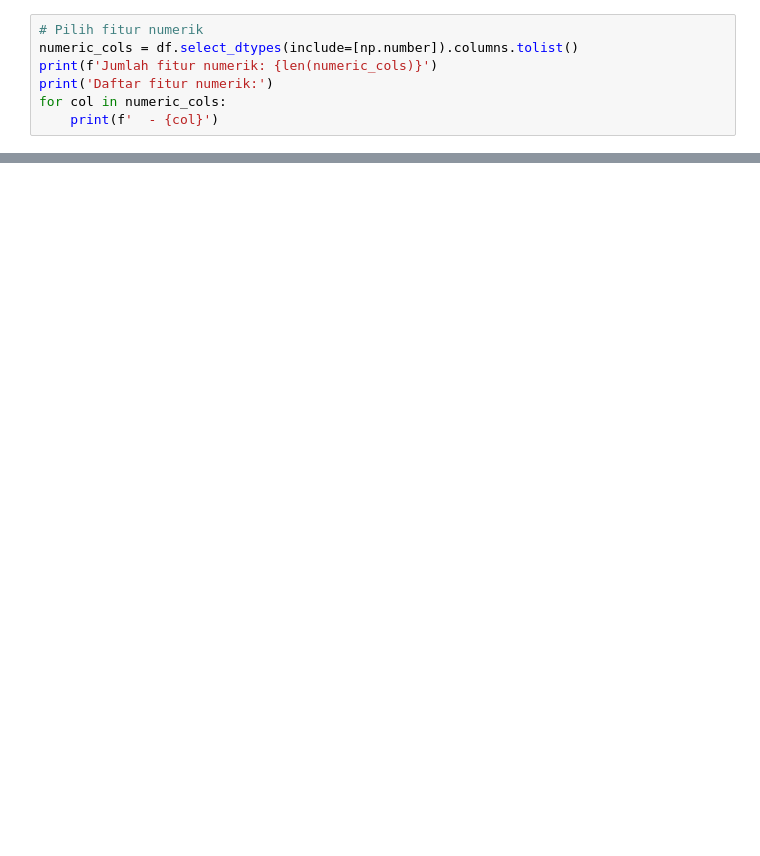
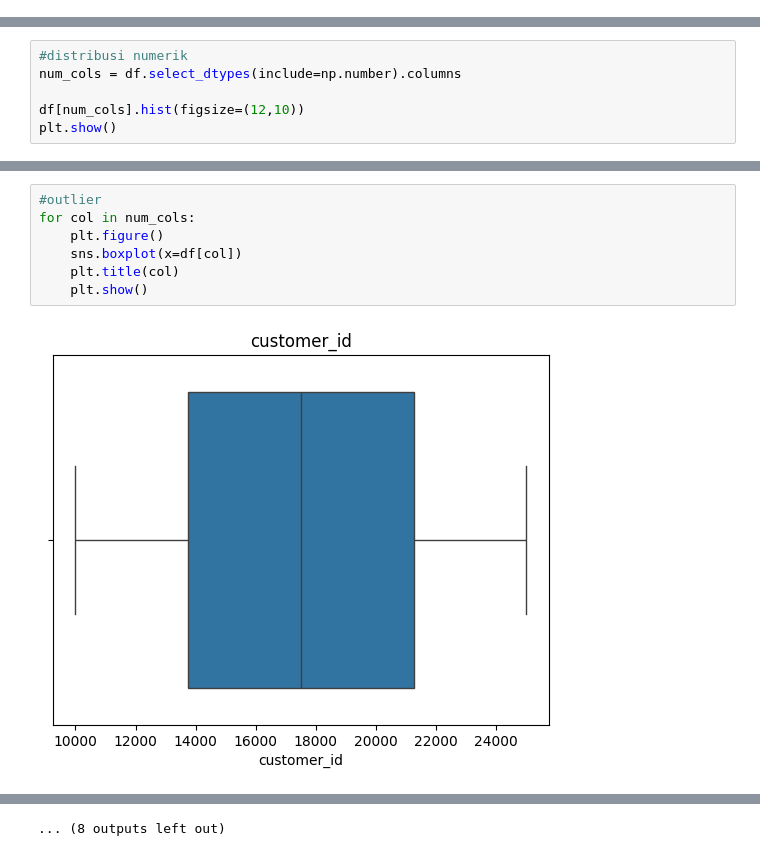
Before and after one commit to DFNexus/DS_SalesAndMarketingg, a Jupyter notebook: UAS_Bengkod_Danendra(1).ipynb, the cells around one changed output, grey strips where cells are left out. Cells and saved outputs as stored; diff of their text form; blank space fills up the shorter version.

```diff
--- a/UAS_Bengkod_Danendra(1).ipynb
+++ b/UAS_Bengkod_Danendra(1).ipynb
@@ -285,7 +0,0 @@ Grafik distribusi Churn berhasil ditampilkan.
-# %%
-# Pilih fitur numerik
-numeric_cols = df.select_dtypes(include=[np.number]).columns.tolist()
-print(f'Jumlah fitur numerik: {len(numeric_cols)}')
-print('Daftar fitur numerik:')
-for col in numeric_cols:
-    print(f'  - {col}')
@@ -845,0 +111,6 @@ Hasil akan dibandingkan pada skenario berikutnya:
+# %%
+#distribusi numerik
+num_cols = df.select_dtypes(include=np.number).columns
+
+df[num_cols].hist(figsize=(12,10))
+plt.show()
@@ -845,0 +140,9 @@ Hasil akan dibandingkan pada skenario berikutnya:
+# %%
+#outlier
+for col in num_cols:
+    plt.figure()
+    sns.boxplot(x=df[col])
+    plt.title(col)
+    plt.show()
+# %% [output]
+[figure, added]
@@ -845,0 +160 @@ Hasil akan dibandingkan pada skenario berikutnya:
+... (8 outputs left out)
```
Also changed, not shown: parts of 103 cells of this notebook.
